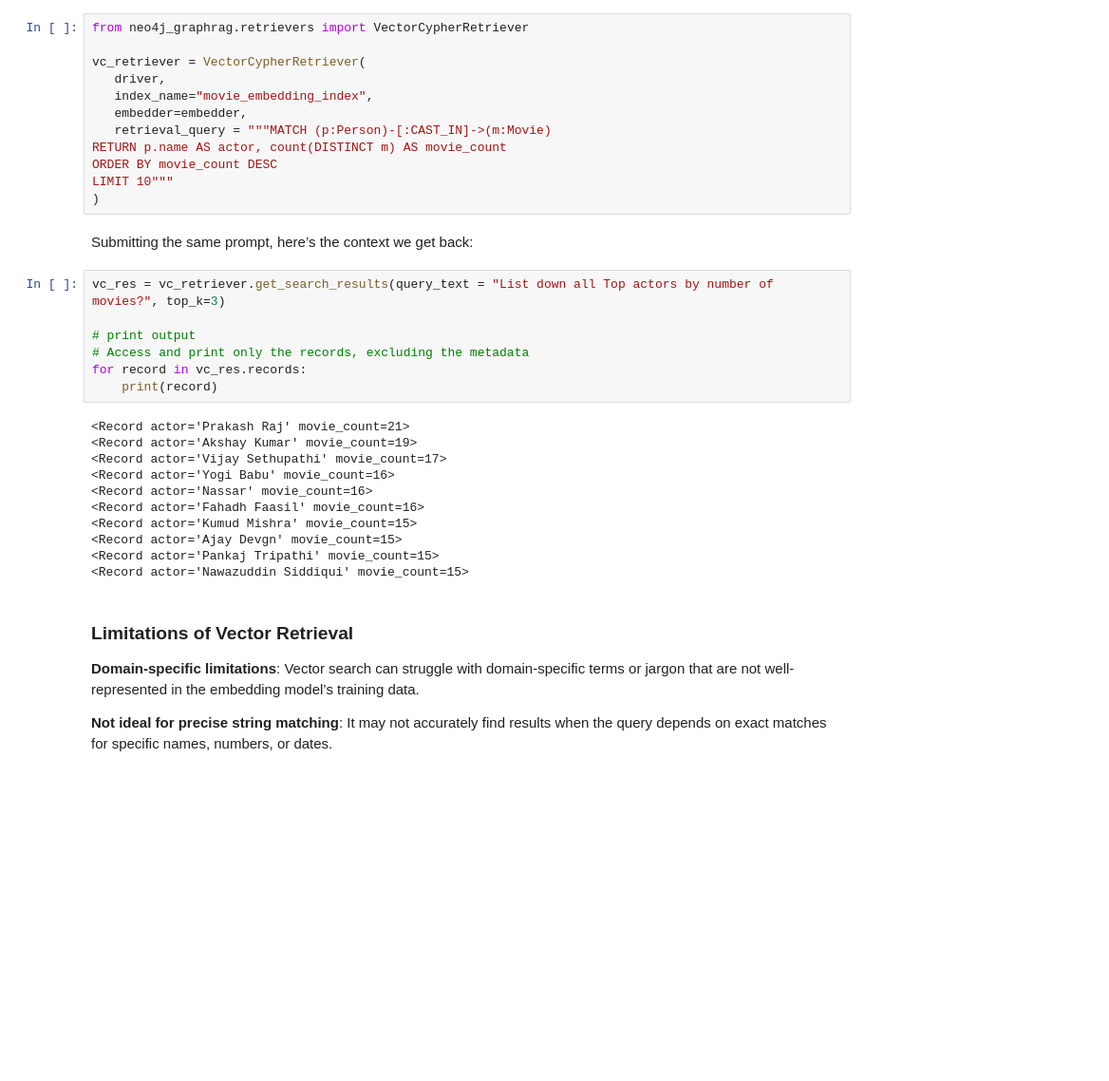
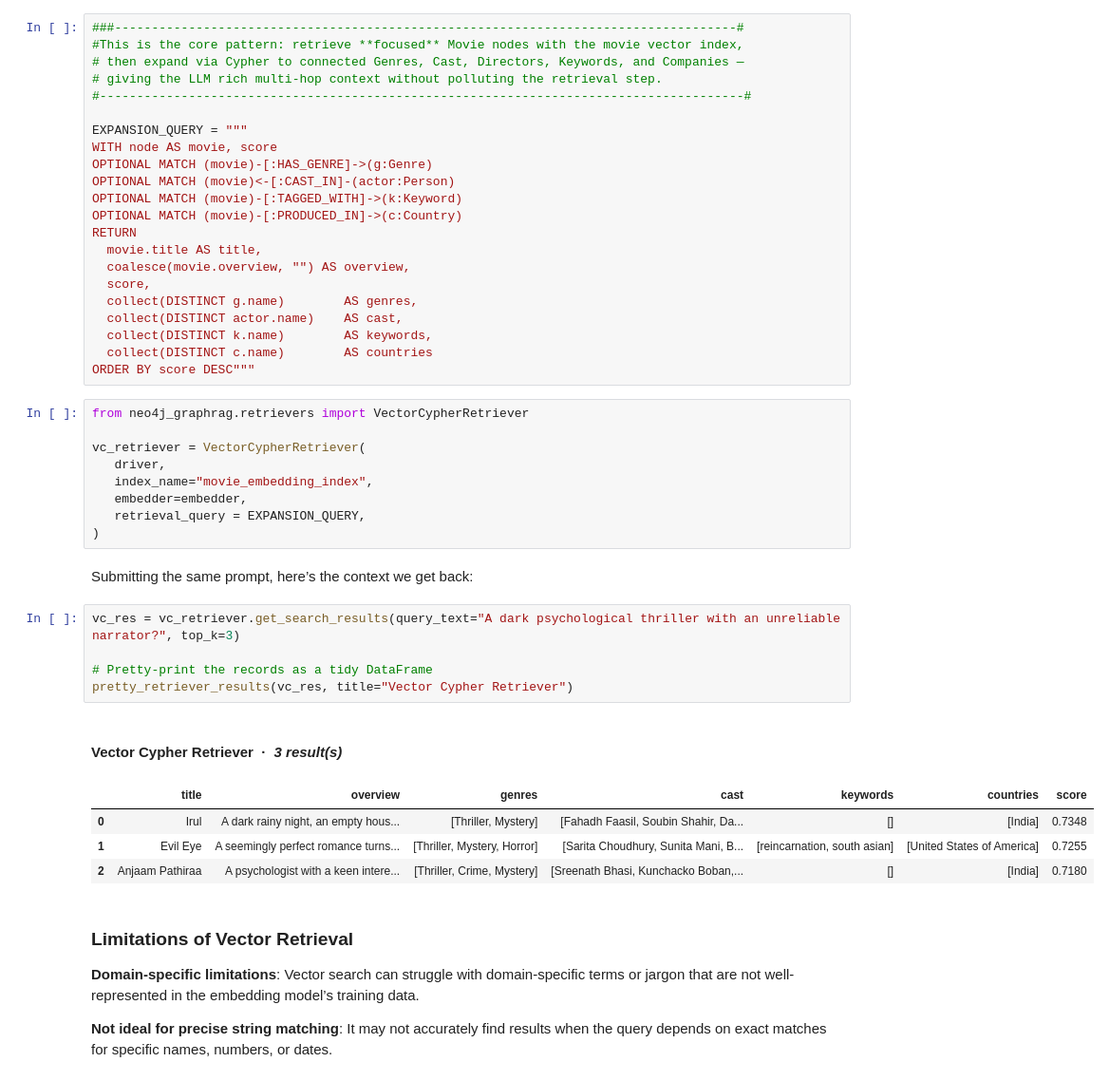
Before and after one commit to genaiconference/Agentic_KAG_Workshop_DHS_2026, a Jupyter notebook: 03_retrieve_data_from_knowledge_graph.ipynb, the cells around one changed output. Shown at 95% size. Saved outputs shown, nothing was run; the diff lists cells and outputs as text; blank space fills up the shorter version.

```diff
--- a/03_retrieve_data_from_knowledge_graph.ipynb
+++ b/03_retrieve_data_from_knowledge_graph.ipynb
@@ -357,5 +389,27 @@ for record in vector_res.records:
 
 Another useful retriever to explore is the Vector Cypher Retriever, which lets you use Cypher, Neo4j’s graph query language, to incorporate graph traversal logic after retrieving an initial set of nodes with vector search. Below we create a retriever to obtain relevant nodes via vector search
+# %%
+###------------------------------------------------------------------------------------#
+#This is the core pattern: retrieve **focused** Movie nodes with the movie vector index,
+# then expand via Cypher to connected Genres, Cast, Directors, Keywords, and Companies —
+# giving the LLM rich multi-hop context without polluting the retrieval step.
+#---------------------------------------------------------------------------------------#
+
+EXPANSION_QUERY = """
+WITH node AS movie, score
+OPTIONAL MATCH (movie)-[:HAS_GENRE]->(g:Genre)
+OPTIONAL MATCH (movie)<-[:CAST_IN]-(actor:Person)
+OPTIONAL MATCH (movie)-[:TAGGED_WITH]->(k:Keyword)
+OPTIONAL MATCH (movie)-[:PRODUCED_IN]->(c:Country)
+RETURN
+  movie.title AS title,
+  coalesce(movie.overview, "") AS overview,
+  score,
+  collect(DISTINCT g.name)        AS genres,
+  collect(DISTINCT actor.name)    AS cast,
+  collect(DISTINCT k.name)        AS keywords,
+  collect(DISTINCT c.name)        AS countries
+ORDER BY score DESC"""
 # %%
 from neo4j_graphrag.retrievers import VectorCypherRetriever
 
@@ -363,31 +417,21 @@ vc_retriever = VectorCypherRetriever(
    driver,
    index_name="movie_embedding_index",
    embedder=embedder,
-   retrieval_query = """MATCH (p:Person)-[:CAST_IN]->(m:Movie)
-RETURN p.name AS actor, count(DISTINCT m) AS movie_count
-ORDER BY movie_count DESC
-LIMIT 10"""
+   retrieval_query = EXPANSION_QUERY,
 )
 # %% [markdown]
 Submitting the same prompt, here’s the context we get back:
-# %%
-vc_res = vc_retriever.get_search_results(query_text = "List down all Top actors by number of movies?", top_k=3)
-
-# print output
-# Access and print only the records, excluding the metadata
-for record in vc_res.records:
-    print(record)
-# %% [output]
-<Record actor='Prakash Raj' movie_count=21>
-<Record actor='Akshay Kumar' movie_count=19>
-<Record actor='Vijay Sethupathi' movie_count=17>
-<Record actor='Yogi Babu' movie_count=16>
-<Record actor='Nassar' movie_count=16>
-<Record actor='Fahadh Faasil' movie_count=16>
-<Record actor='Kumud Mishra' movie_count=15>
-<Record actor='Ajay Devgn' movie_count=15>
-<Record actor='Pankaj Tripathi' movie_count=15>
-<Record actor='Nawazuddin Siddiqui' movie_count=15>
+# %%
+vc_res = vc_retriever.get_search_results(query_text="A dark psychological thriller with an unreliable narrator?", top_k=3)
+
+# Pretty-print the records as a tidy DataFrame
+pretty_retriever_results(vc_res, title="Vector Cypher Retriever")
+# %% [output]
+#### Vector Cypher Retriever  &nbsp;·&nbsp; _3 result(s)_
+|  | title | overview | genres | cast | keywords | countries | score |
+| 0 | Irul | A dark rainy night, an empty hous... | [Thriller, Mystery] | [Fahadh Faasil, Soubin Shahir, Da... | [] | [India] | 0.7348 |
+| 1 | Evil Eye | A seemingly perfect romance turns... | [Thriller, Mystery, Horror] | [Sarita Choudhury, Sunita Mani, B... | [reincarnation, south asian] | [United States of America] | 0.7255 |
+| 2 | Anjaam Pathiraa | A psychologist with a keen intere... | [Thriller, Crime, Mystery] | [Sreenath Bhasi, Kunchacko Boban,... | [] | [India] | 0.7180 |
 # %% [markdown]
 ### Limitations of Vector Retrieval
 
```
Also changed, not shown: parts of 51 cells of this notebook.
